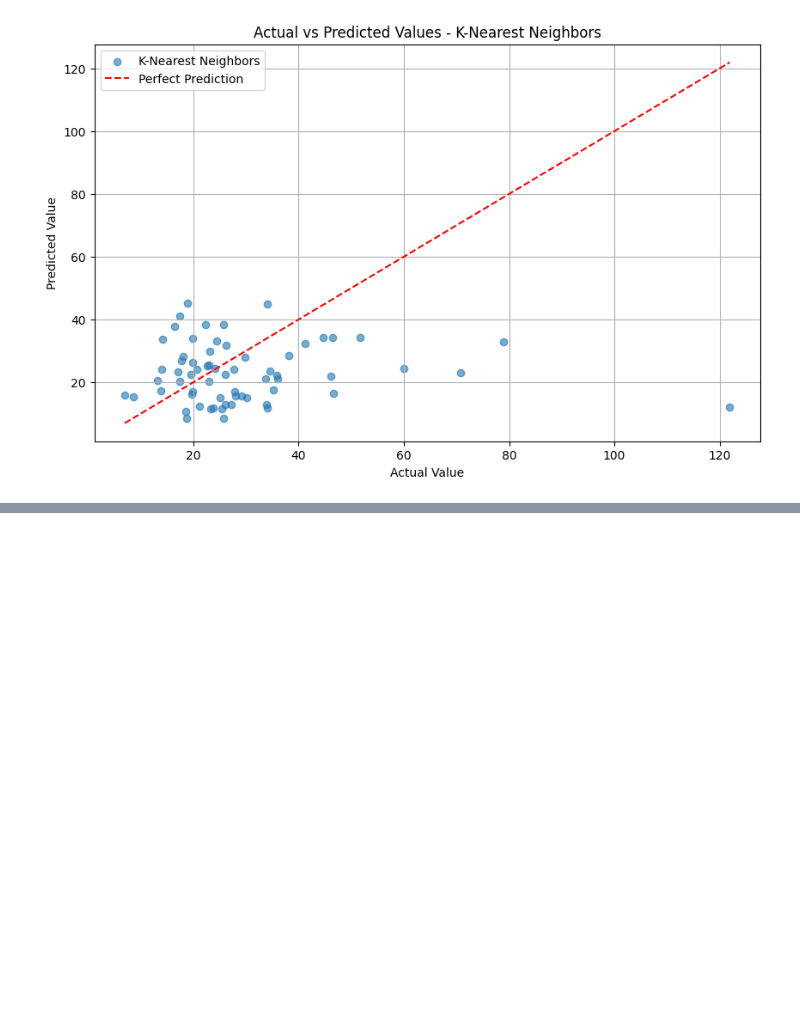
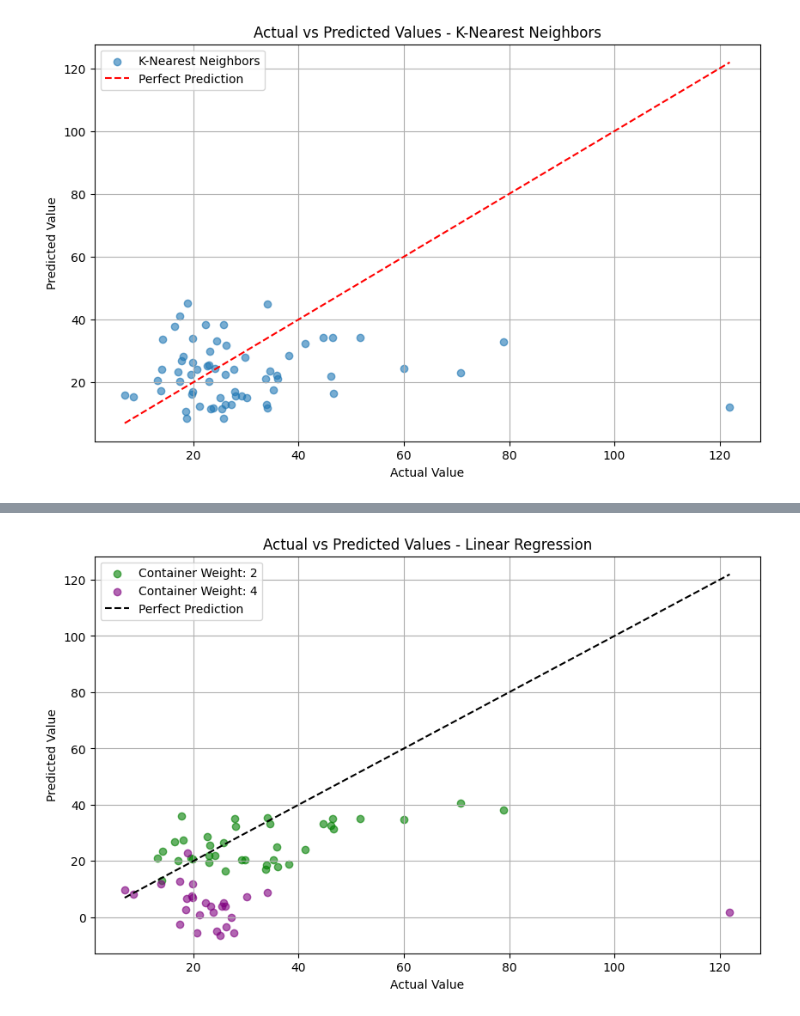
Before and after one commit to alirezamxi/Hydrocare, a Jupyter notebook: labeled/inspection/leanear_reg.ipynb, the cells around one changed output, grey strips where cells are left out. Saved outputs shown, nothing was run; the diff lists cells and outputs as text; code cells hidden in the pictures; blank space fills up the shorter version.

```diff
--- a/labeled/inspection/leanear_reg.ipynb
+++ b/labeled/inspection/leanear_reg.ipynb
@@ -331,3 +322,82 @@ Root Mean Squared Percentage Error (RMSPE): 57.5215%
 255    23.0  25.355865
 256    13.9  24.156598
 [figure]
+# %%
+import numpy as np
+import matplotlib.pyplot as plt
+
+# Assuming you have already defined your models and results above
+# color_map = {
+#     0: 'blue',
+#     1: 'orange',
+#     2: 'green',
+#     3: 'red',
+#     4: 'purple'
+# }
+color_map = {
+    0: 'blue',    # For 7.7
+    1: 'orange',  # For 10.6
+    2: 'green',   # For 10.9
+    3: 'red',     # For 12.7
+    4: 'purple',  # For 19.8
+    5: 'cyan'     # For 359
+}
+# Store evaluation results
+results = {}
+
+for model_name, model in models.items():
+    # Fit the model
+    model.fit(X_train, y_train)
+
+    # Make predictions
+    y_pred = model.predict(X_test)
+
+    # Calculate evaluation metrics
+    mse = mean_squared_error(y_test, y_pred)
+    rmse = np.sqrt(mse)
+    r2 = r2_score(y_test, y_pred)
+    rmspe = np.sqrt(np.mean(((y_test - y_pred) / y_test) ** 2)) * 100  # Percentage error
+
+    # Store results in a dictionary
+    results[model_name] = {
+        'MSE': mse,
+        'RMSE': rmse,
+        'R^2': r2,
+        'RMSPE': rmspe,
+        'Predictions': y_pred
+    }
+
+    # Print evaluation metrics for the model
+    print(f"\n{model_name} Evaluation Metrics:")
+    print(f"Mean Squared Error (MSE): {mse:.4f}")
+    print(f"Root Mean Squared Error (RMSE): {rmse:.4f}")
+    print(f"R-squared (R²): {r2:.4f}")
+    print(f"Root Mean Squared Percentage Error (RMSPE): {rmspe:.4f}%")
+
+    comparison_df = pd.DataFrame({'Actual': y_test, 'Predicted': y_pred, 'Container_Weight': X_test['Container_Weight']})
+
+    # Plotting Actual vs Predicted with Container Weights
+    plt.figure(figsize=(10, 6))
+
+    for weight, group in comparison_df.groupby('Container_Weight'):
+        plt.scatter(group['Actual'], group['Predicted'],
+                    label=f'Container Weight: {weight}',
+                    color=color_map[weight],
+                    alpha=0.6)
+# Assuming you use the updated color mapping provided above
+# for weight, group in comparison_df.groupby('Container_Weight'):
+#     plt.scatter(group['Actual'], group['Predicted'],
+#                 label=f'Container Weight: {weight}',
+#                 color=color_map[weight],
+#                 alpha=0.6)
+    plt.plot([comparison_df['Actual'].min(), comparison_df['Actual'].max()],
+             [comparison_df['Actual'].min(), comparison_df['Actual'].max()],
+             color='black', ls='--', label='Perfect Prediction')
+
+    plt.xlabel('Actual Value')
+    plt.ylabel('Predicted Value')
+    plt.title(f'Actual vs Predicted Values - {model_name}')
+    plt.legend()
+    plt.grid()
+    plt.show()
+# %% [output]
@@ -333,0 +409 @@ Root Mean Squared Percentage Error (RMSPE): 57.5215%
+[figure, added]
```
Also changed, not shown: parts of 4 cells of this notebook, 4 other files.
